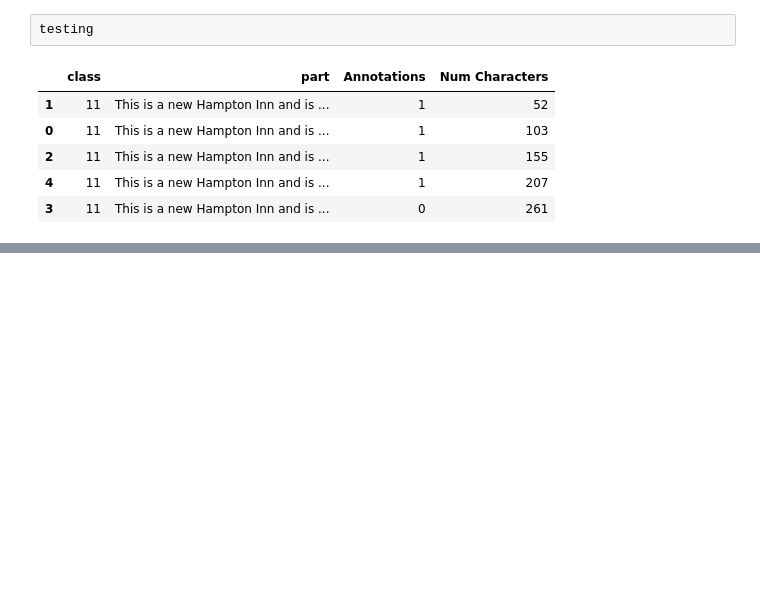
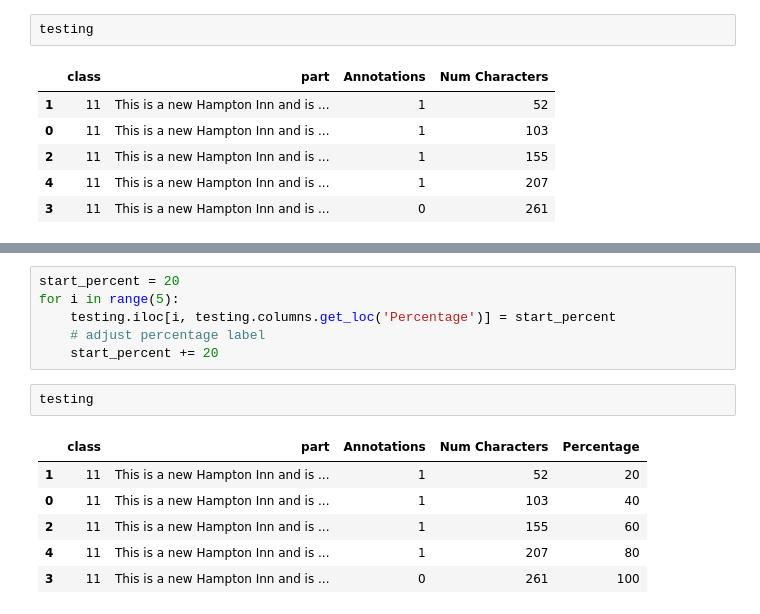
Before and after one commit to e-d-p-9/Hotel-Reviews, a Jupyter notebook: task2/hotel_sub_1_add_percentage.ipynb, the cells around one changed output, grey strips where cells are left out. Saved outputs shown, nothing was run; the diff lists cells and outputs as text; blank space fills up the shorter version.

```diff
--- a/task2/hotel_sub_1_add_percentage.ipynb
+++ b/task2/hotel_sub_1_add_percentage.ipynb
@@ -285,0 +421,15 @@ sorted_num_char_df
+# %%
+start_percent = 20
+for i in range(5):
+    testing.iloc[i, testing.columns.get_loc('Percentage')] = start_percent
+    # adjust percentage label
+    start_percent += 20
+# %%
+testing
+# %% [output]
+|  | class | part | Annotations | Num Characters | Percentage |
+| 1 | 11 | This is a new Hampton Inn and is ... | 1 | 52 | 20 |
+| 0 | 11 | This is a new Hampton Inn and is ... | 1 | 103 | 40 |
+| 2 | 11 | This is a new Hampton Inn and is ... | 1 | 155 | 60 |
+| 4 | 11 | This is a new Hampton Inn and is ... | 1 | 207 | 80 |
+| 3 | 11 | This is a new Hampton Inn and is ... | 0 | 261 | 100 |
```
Also changed, not shown: parts of 21 cells of this notebook.
